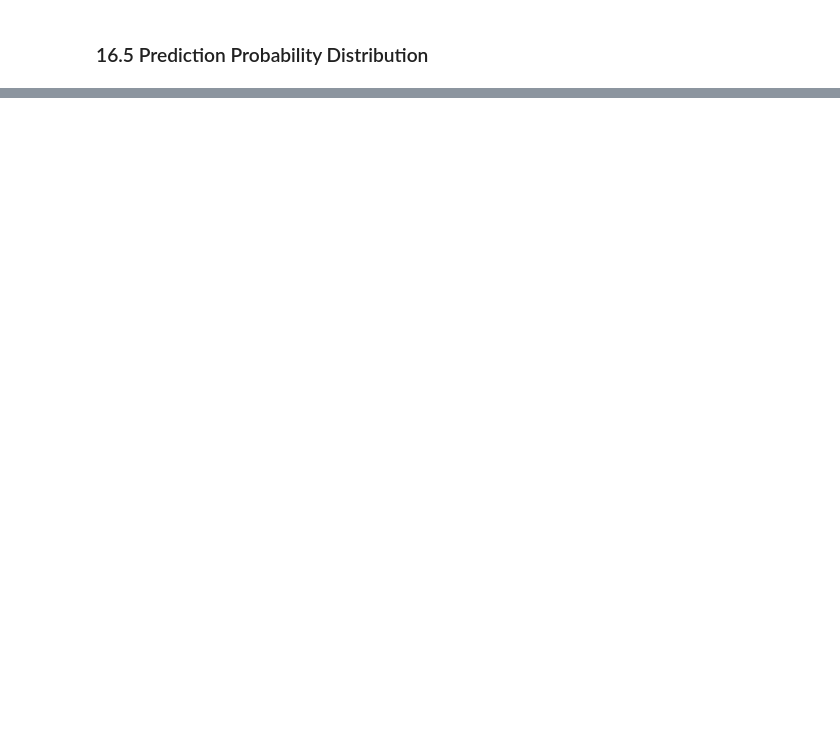
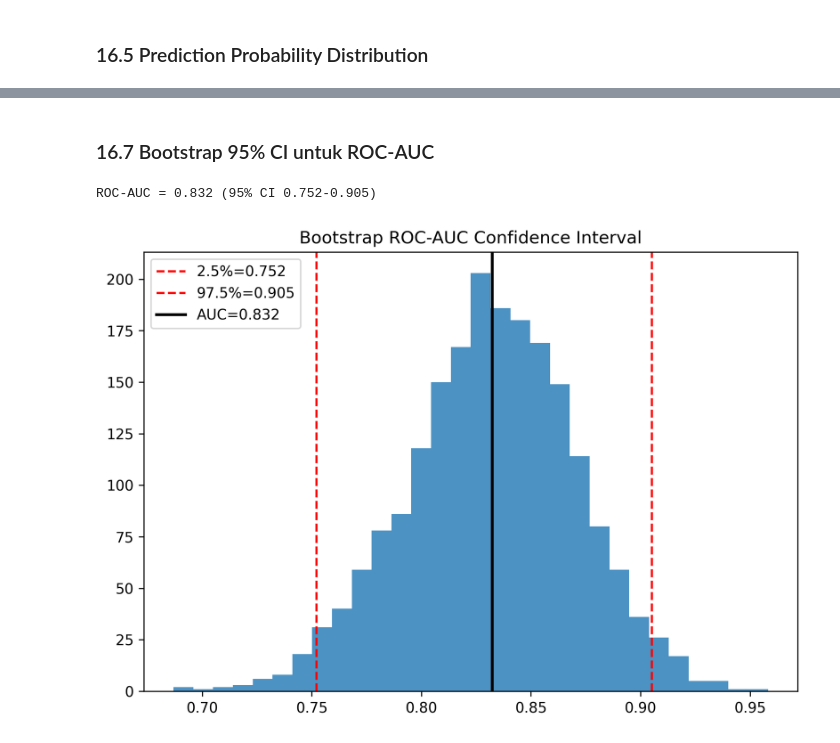
Before and after one commit to akbar527/Akbar, a Jupyter notebook: 4_RecA_Classical_ML_Modeling_Q1_VALIDATION_AUDITED_FIXED_PLUS_DIAGNOSTICS.ipynb, the cells around one changed output, grey strips where cells are left out. Drawn from its saved outputs; the diff is of its cells as text; code cells hidden in the pictures; blank space fills up the shorter version.

```diff
--- a/4_RecA_Classical_ML_Modeling_Q1_VALIDATION_AUDITED_FIXED_PLUS_DIAGNOSTICS.ipynb
+++ b/4_RecA_Classical_ML_Modeling_Q1_VALIDATION_AUDITED_FIXED_PLUS_DIAGNOSTICS.ipynb
@@ -1214,0 +2001,79 @@ probability_df.head()
+# %% [markdown]
+### 16.7 Bootstrap 95% CI untuk ROC-AUC
+# %%
+from sklearn.metrics import roc_auc_score
+
+n_bootstrap = 2000
+
+boot_scores = []
+
+rng = np.random.RandomState(RANDOM_STATE)
+
+for _ in range(n_bootstrap):
+
+    idx = rng.randint(
+        0,
+        len(y_test),
+        len(y_test)
+    )
+
+    if len(np.unique(y_test.iloc[idx])) < 2:
+        continue
+
+    score = roc_auc_score(
+        y_test.iloc[idx],
+        y_test_proba[idx]
+    )
+
+    boot_scores.append(score)
+
+ci_lower = np.percentile(boot_scores, 2.5)
+ci_upper = np.percentile(boot_scores, 97.5)
+
+print(
+    f"ROC-AUC = {prob_auc:.3f} "
+    f"(95% CI {ci_lower:.3f}-{ci_upper:.3f})"
+)
+# %% [output]
+ROC-AUC = 0.832 (95% CI 0.752-0.905)
+# %%
+plt.figure(figsize=(7,5), dpi=300)
+
+plt.hist(
+    boot_scores,
+    bins=30,
+    alpha=0.8
+)
+
+plt.axvline(
+    ci_lower,
+    color="red",
+    linestyle="--",
+    label=f"2.5%={ci_lower:.3f}"
+)
+
+plt.axvline(
+    ci_upper,
+    color="red",
+    linestyle="--",
+    label=f"97.5%={ci_upper:.3f}"
+)
+
+plt.axvline(
+    prob_auc,
+    color="black",
+    linewidth=2,
+    label=f"AUC={prob_auc:.3f}"
+)
+
+plt.legend()
+
+plt.title(
+    "Bootstrap ROC-AUC Confidence Interval"
+)
+
+plt.tight_layout()
+
+plt.show()
+# %% [output]
+[figure, added]
```
Also changed, not shown: parts of 40 cells of this notebook.
